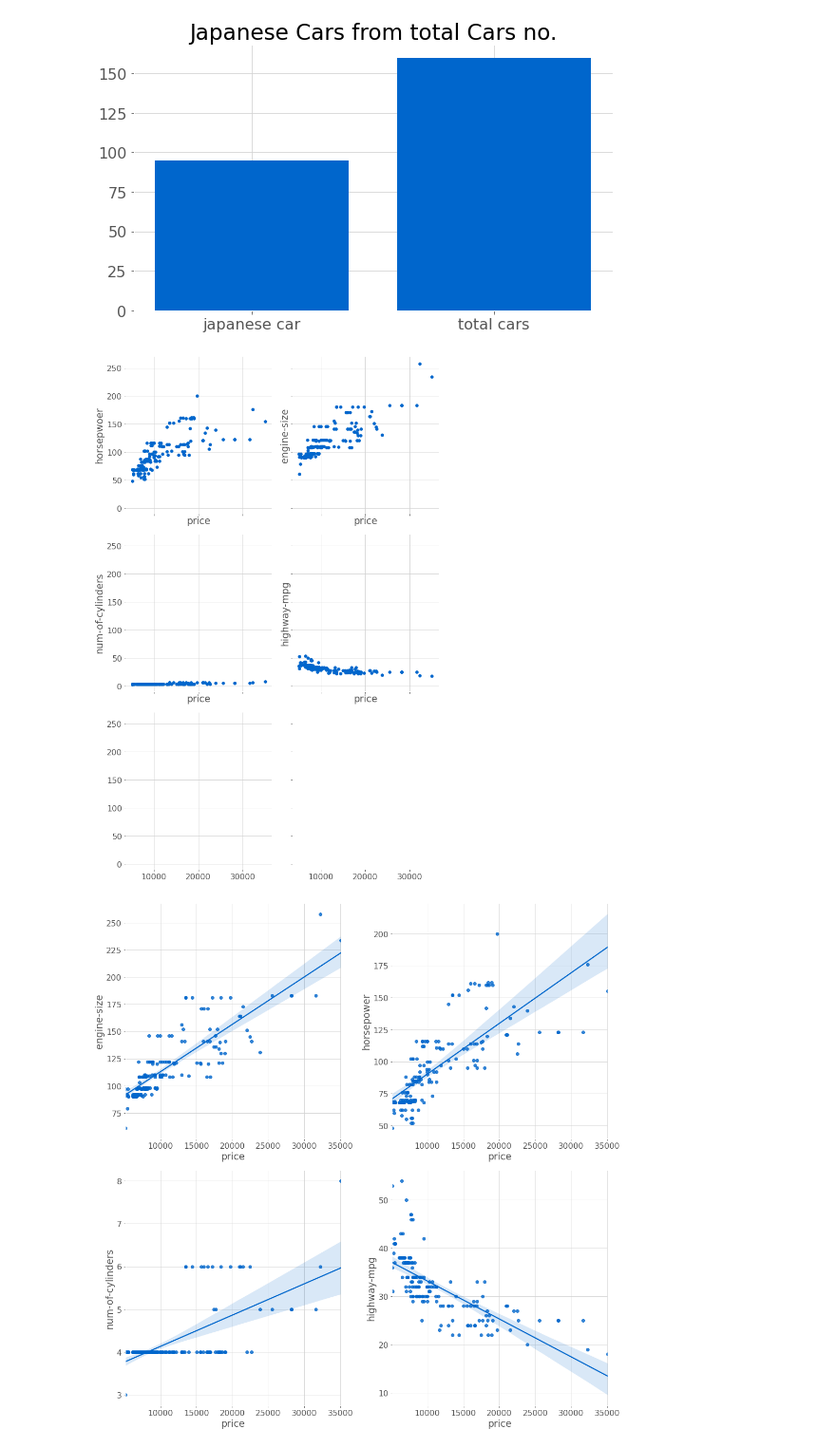
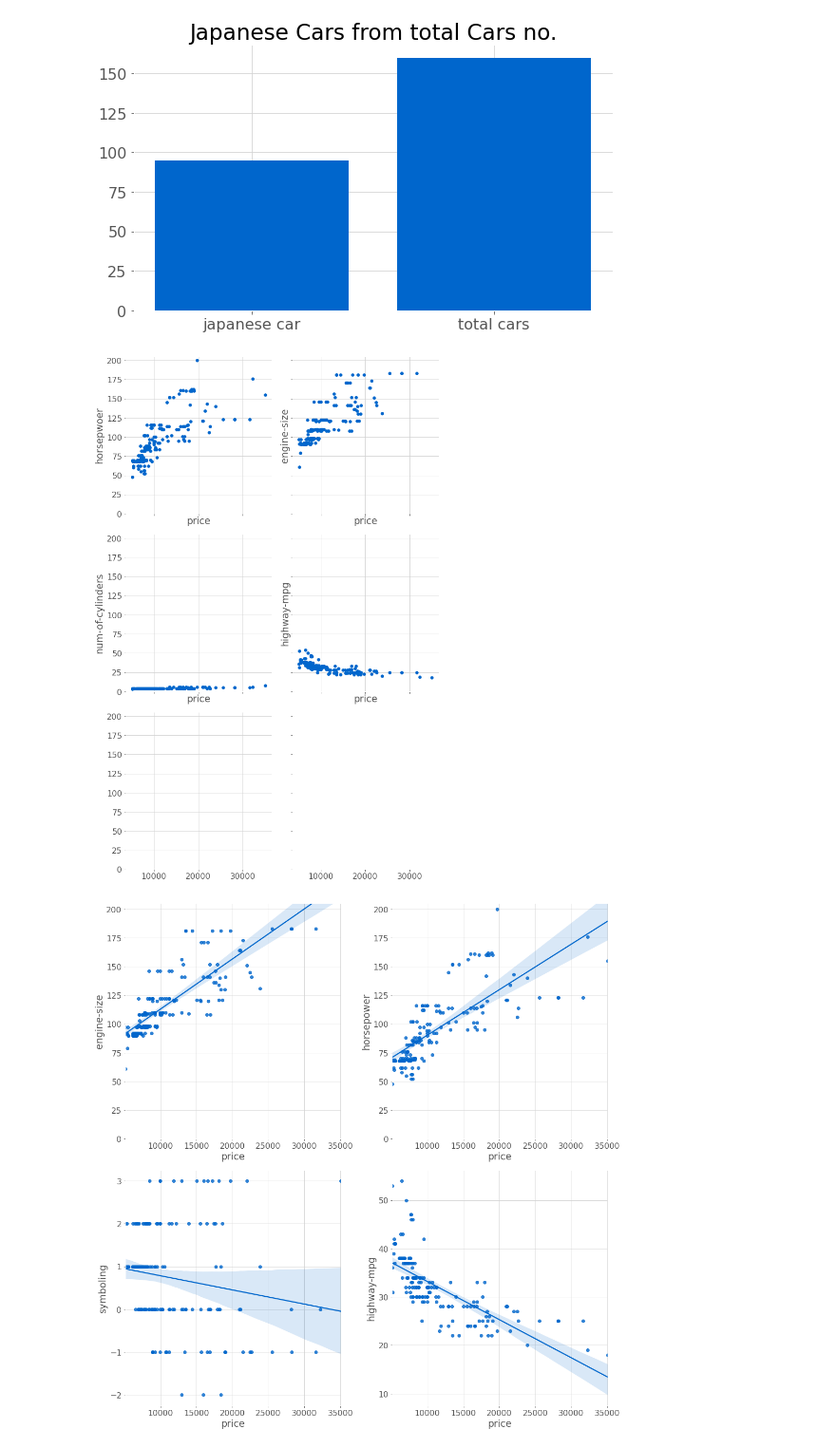
Before and after one commit to marwahfaraj/Automobile_Price_Prediction, a Jupyter notebook: unfinished_car.ipynb, the cells around one changed output. Shown: that part at 95% size. Saved outputs shown, nothing was run; the diff lists cells and outputs as text; code cells hidden in the pictures.

```diff
--- a/unfinished_car.ipynb
+++ b/unfinished_car.ipynb
@@ -432,10 +432,12 @@ fig, axes = plt.subplots(figsize=(10,15),nrows = 3, ncols = 2, sharex=True, shar
 plt.grid()
 axes[0][0].scatter(automobile.price, automobile.horsepower, color='#0066cc', marker = "o")
 axes[0][0].set_xlabel('price', labelpad = 5)
+axes[0][0].set_ylim(0,205)
 axes[0][0].set_ylabel('horsepwoer', labelpad=5)
 
 axes[0][1].scatter(automobile.price, automobile['engine-size'], color='#0066cc', marker = "o")
 axes[0][1].set_xlabel('price', labelpad = 5)
+axes[0][1].set_ylim(0,205)
 axes[0][1].set_ylabel('engine-size', labelpad=5)
 
 axes[1][0].scatter(automobile.price, automobile['num-of-cylinders'], color='#0066cc', marker = "o")
@@ -448,35 +450,19 @@ axes[1][1].set_ylabel('highway-mpg', labelpad=5)
 # num-of-cylinders
 plt.tight_layout();
 # %% [output]
-[figure, old version]
+[figure, new version]
 # %%
 
+fig, axs = plt.subplots(figsize=(15,15),ncols=2, nrows= 2)
+engine_size=sns.regplot(x='price', y='engine-size',color='#0066cc', data=automobile, ax=axs[0][0])
+# engine_size.set(ylim=(0,205))
+horse_power=sns.regplot(x='price', y='horsepower', color='#0066cc', data=automobile, ax=axs[0][1])
+# horse_power.set(ylim=(0,205))
+symboling=sns.regplot(x='price',y='symboling',color='#0066cc', data=automobile, ax=axs[1][0])
 
-# plt.subplot(1,2,1)
-# sns.regplot(data=automobile, x='price',y='engine-size')
-# plt.subplot(1,2,2)
-# sns.regplot(data=automobile, x='price',y='horsepower')
-# plt.subplot(2,2,1)
-# sns.regplot(data=automobile, x='price',y='symboling')
-# plt.subplot(2,2,2)
-# sns.regplot(data=automobile, x='price',y='highway-mpg');
+highway_mpg=sns.regplot(x='price',y='highway-mpg', color='#0066cc', data=automobile, ax=axs[1][1])
 
-fig, axs = plt.subplots(figsize=(15,15),ncols=2, nrows= 2)
-sns.regplot(x='price', y='engine-size',color='#0066cc', data=automobile, ax=axs[0][0])
-
-sns.regplot(x='price', y='horsepower', color='#0066cc', data=automobile, ax=axs[0][1])
-
-sns.regplot(x='price',y='num-of-cylinders',color='#0066cc', data=automobile, ax=axs[1][0])
-
-sns.regplot(x='price',y='highway-mpg', color='#0066cc', data=automobile, ax=axs[1][1])
-
-plt.tight_layout();
-
-
-# axes[1][0].scatter(getRand(100),getRand(100), c = getRand(100), marker = '*')
-# axes[1][0].set_xlabel('Stars')
-
-# axes[1][1].scatter(getRand(100),getRand(100), c = getRand(100), marker = 's' )
-# axes[1][1].set_xlabel('Squares')
+plt.tight_layout()
+plt.show();
 # %% [output]
-[figure, old version]
+[figure, new version]
```
Also changed, not shown: parts of 4 cells of this notebook.
